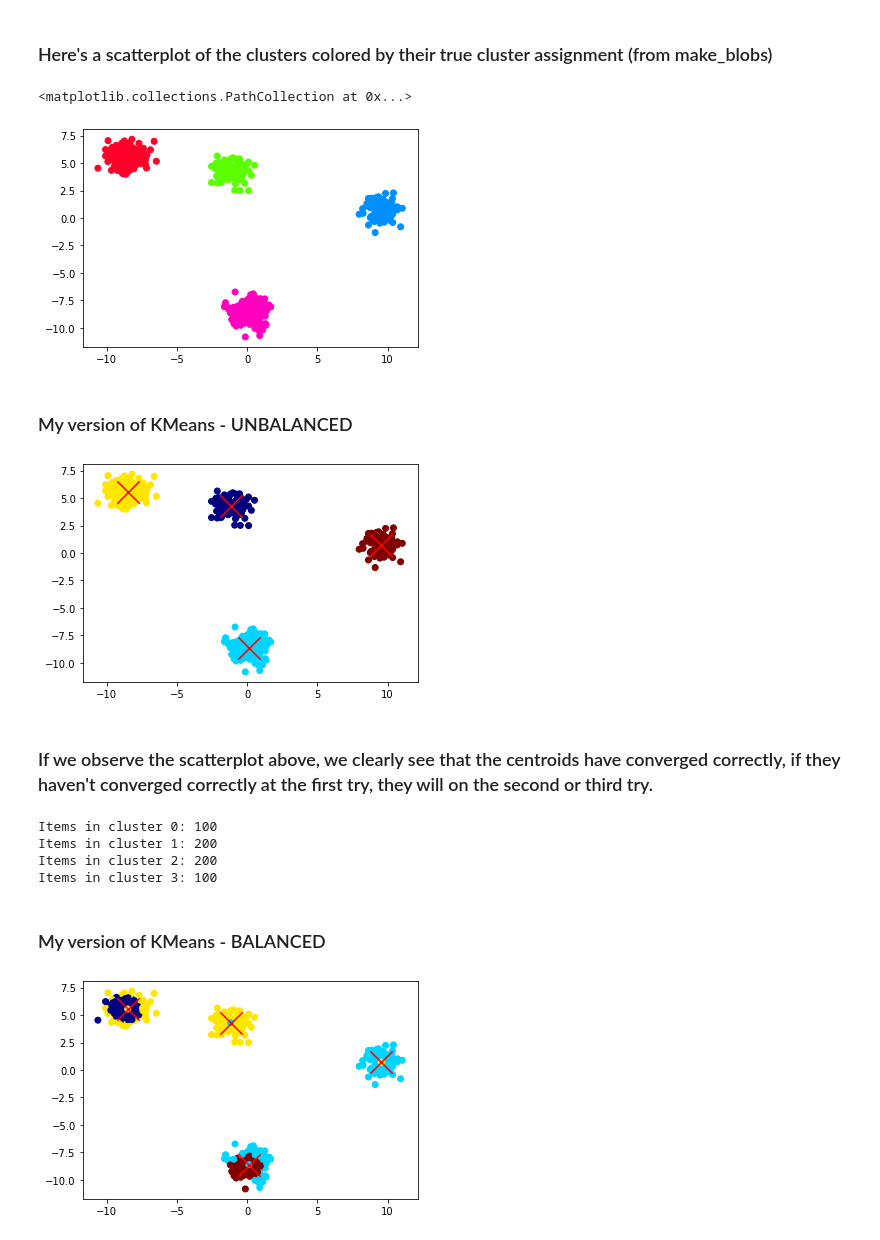
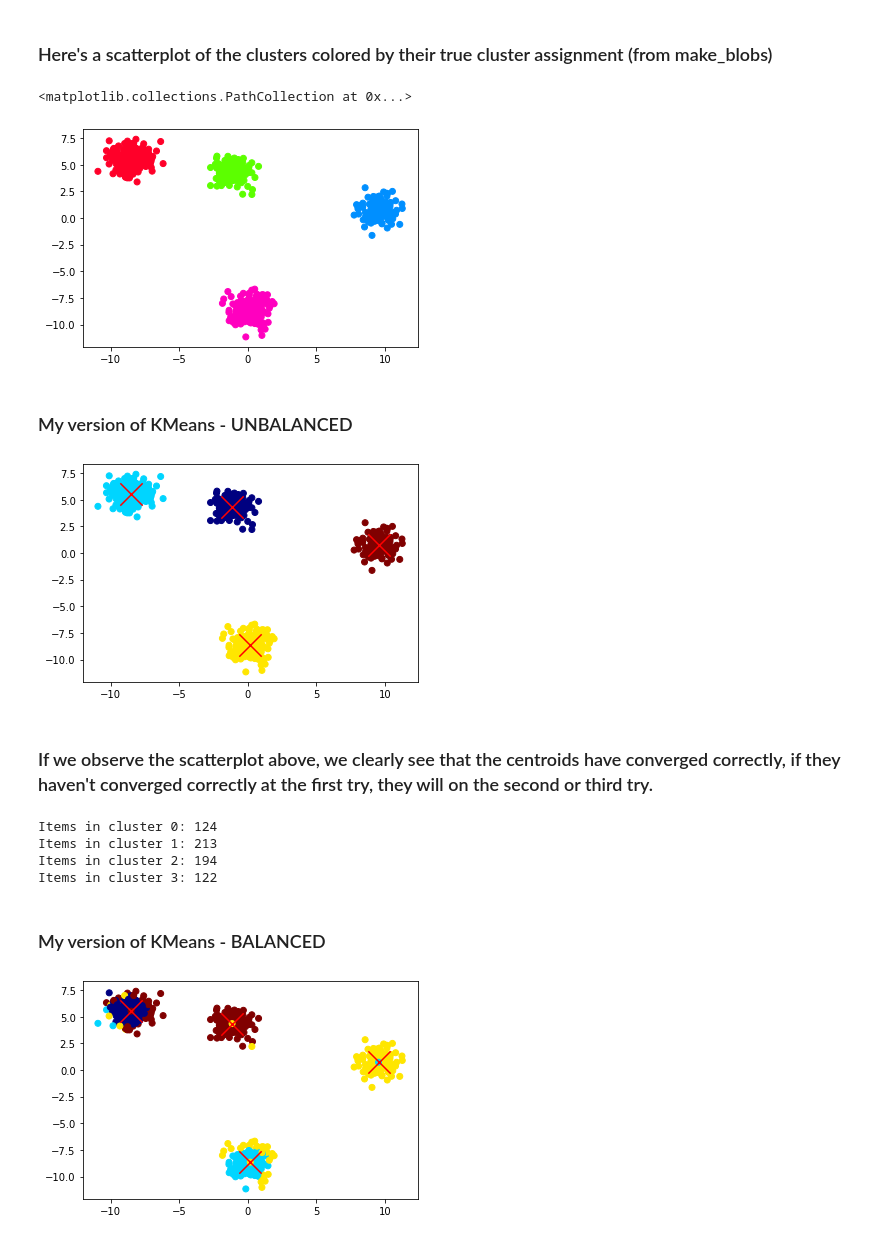
Before and after one commit to CS486-Fall2020/Clustering---KMeans, a Jupyter notebook: modules/Driver.ipynb, the cells around one changed output. Drawn from its saved outputs; the diff is of its cells as text; code cells hidden in the pictures.

Commit message:
Happy with balanced KMeans

```diff
--- a/modules/Driver.ipynb
+++ b/modules/Driver.ipynb
@@ -10,14 +10,14 @@ import sklearn
 # %% [markdown]
 ### Let's make some clusters with make_blob
 # %%
-    X, assignment= make_blobs(n_samples=[200, 100, 100, 200], cluster_std=0.70, random_state=7)
+    X, assignment= make_blobs(n_samples=[213, 124, 122, 194], cluster_std=0.80, random_state=7)
 # %% [markdown]
 ### Here's a scatterplot of the clusters colored by their true cluster assignment (from make_blobs)
 # %%
 plt.scatter(X[:,0], X[:,1], c=assignment, cmap='gist_rainbow')
 # %% [output]
 <matplotlib.collections.PathCollection at 0x...>
-[figure, old version]
+[figure, new version]
 # %% [markdown]
 ### My version of KMeans - UNBALANCED
 # %%
@@ -41,39 +41,39 @@ plt.scatter(output[2][:,0], output[2][:,1], c=cluster_assignments, cmap='jet')
 plt.scatter(cluster_centroids[:, 0], cluster_centroids[:, 1], s=500, c='red', marker="x")
 plt.show()
 # %% [output]
-[figure, old version]
+[figure, new version]
 # %% [markdown]
 ### If we observe the scatterplot above, we clearly see that the centroids have converged correctly, if they haven't converged correctly at the first try, they will on the second or third try.
 # %%
 for x in np.unique(cluster_assignments):
     print("Items in cluster {}: {}".format(x, cluster_assignments.count(x)))
 # %% [output]
-Items in cluster 0: 100
-Items in cluster 1: 200
-Items in cluster 2: 200
-Items in cluster 3: 100
+Items in cluster 0: 124
+Items in cluster 1: 213
+Items in cluster 2: 194
+Items in cluster 3: 122
 # %% [markdown]
 ### My version of KMeans - BALANCED
 # %%
 #Creating an instance of KMeans with 4 clusters and the default of 100 max iterations
-km = kmeans(k=4, balanced=True)
+km_balanced = kmeans(k=4, balanced=True)
 
 #Let's get the output of fitting kmeans to X
-output = km.fit(X)
+output_balanced = km_balanced.fit(X)
 
 #First thing in the array is a list of cluster assignments
 #nth data point in X is assigned to the cluster in the nth index of this list
-cluster_assignments = output[0]
+cluster_assignments_balanced = output_balanced[0]
 
 #Second thing in the array is a list of the centers of the clusters
-cluster_centroids = np.array(output[1])
+cluster_centroids_balanced = np.array(output_balanced[1])
 # %%
 #Let's draw all the datapoints in X colored by their cluster assignments
-plt.scatter(output[2][:,0], output[2][:,1], c=cluster_assignments, cmap='jet')
+plt.scatter(output_balanced[2][:,0], output_balanced[2][:,1], c=cluster_assignments_balanced, cmap='jet')
 
 #Let's draw a red cross for the center of each cluster
-plt.scatter(cluster_centroids[:, 0], cluster_centroids[:, 1], s=500, c='red', marker="x")
+plt.scatter(cluster_centroids_balanced[:, 0], cluster_centroids_balanced[:, 1], s=500, c='red', marker="x")
 plt.show()
 # %% [output]
-[figure, old version]
+[figure, new version]
 # %% [markdown]
```
Also changed, not shown: parts of 2 cells of this notebook.
